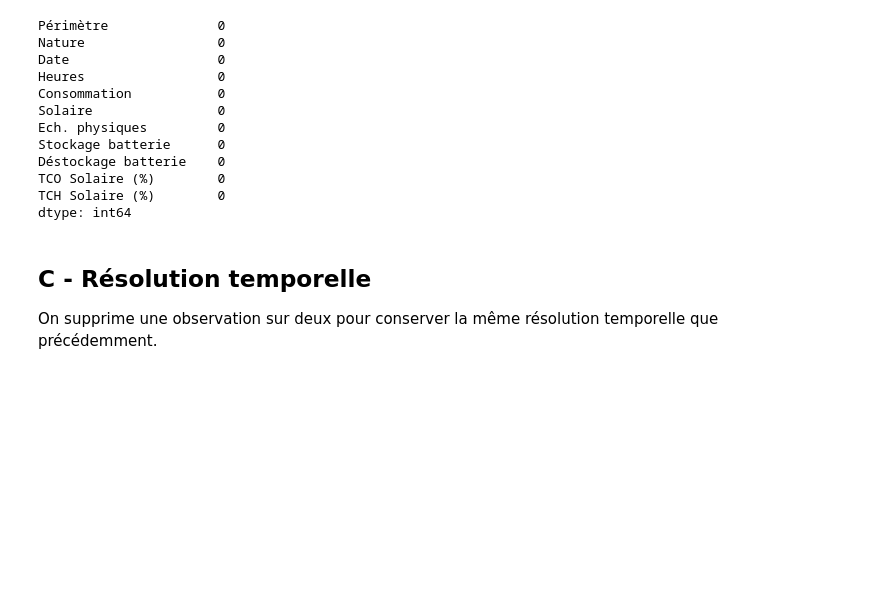
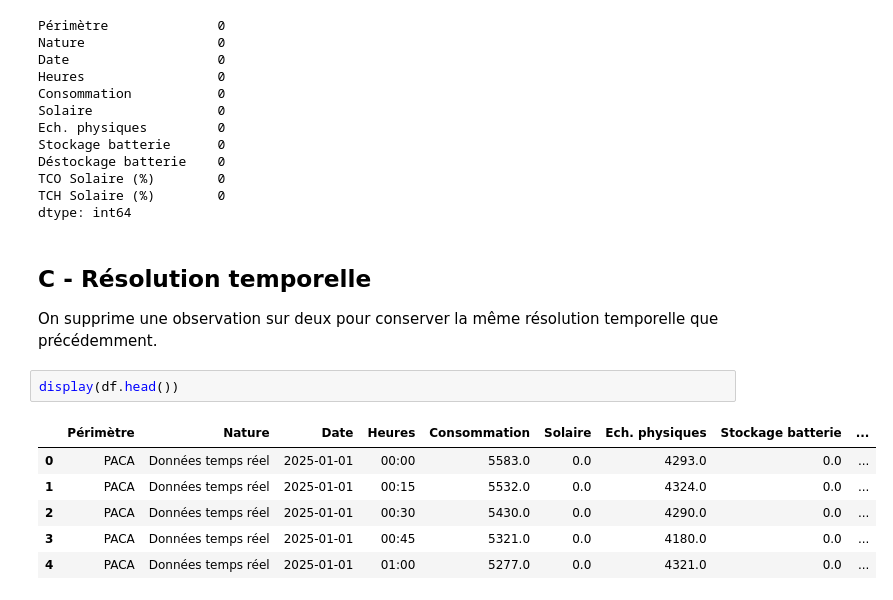
Before and after one commit to Math2935/aug25cds_variabilite, a Jupyter notebook: notebooks/02_collecte/05_add_2025_2026.ipynb, the cells around one changed output. Saved outputs shown, nothing was run; the diff lists cells and outputs as text; blank space fills up the shorter version.

```diff
--- a/notebooks/02_collecte/05_add_2025_2026.ipynb
+++ b/notebooks/02_collecte/05_add_2025_2026.ipynb
@@ -136,3 +138,12 @@ dtype: int64
 ## C - Résolution temporelle
 
 On supprime une observation sur deux pour conserver la même résolution temporelle que précédemment.
+# %%
+display(df.head())
+# %% [output]
+|  | Périmètre | Nature | Date | Heures | Consommation | Solaire | Ech. physiques | Stockage batterie | ... |
+| 0 | PACA | Données temps réel | 2025-01-01 | 00:00 | 5583.0 | 0.0 | 4293.0 | 0.0 | ... |
+| 1 | PACA | Données temps réel | 2025-01-01 | 00:15 | 5532.0 | 0.0 | 4324.0 | 0.0 | ... |
+| 2 | PACA | Données temps réel | 2025-01-01 | 00:30 | 5430.0 | 0.0 | 4290.0 | 0.0 | ... |
+| 3 | PACA | Données temps réel | 2025-01-01 | 00:45 | 5321.0 | 0.0 | 4180.0 | 0.0 | ... |
+| 4 | PACA | Données temps réel | 2025-01-01 | 01:00 | 5277.0 | 0.0 | 4321.0 | 0.0 | ... |
```
Also changed, not shown: parts of 61 cells of this notebook, 1 other file.
